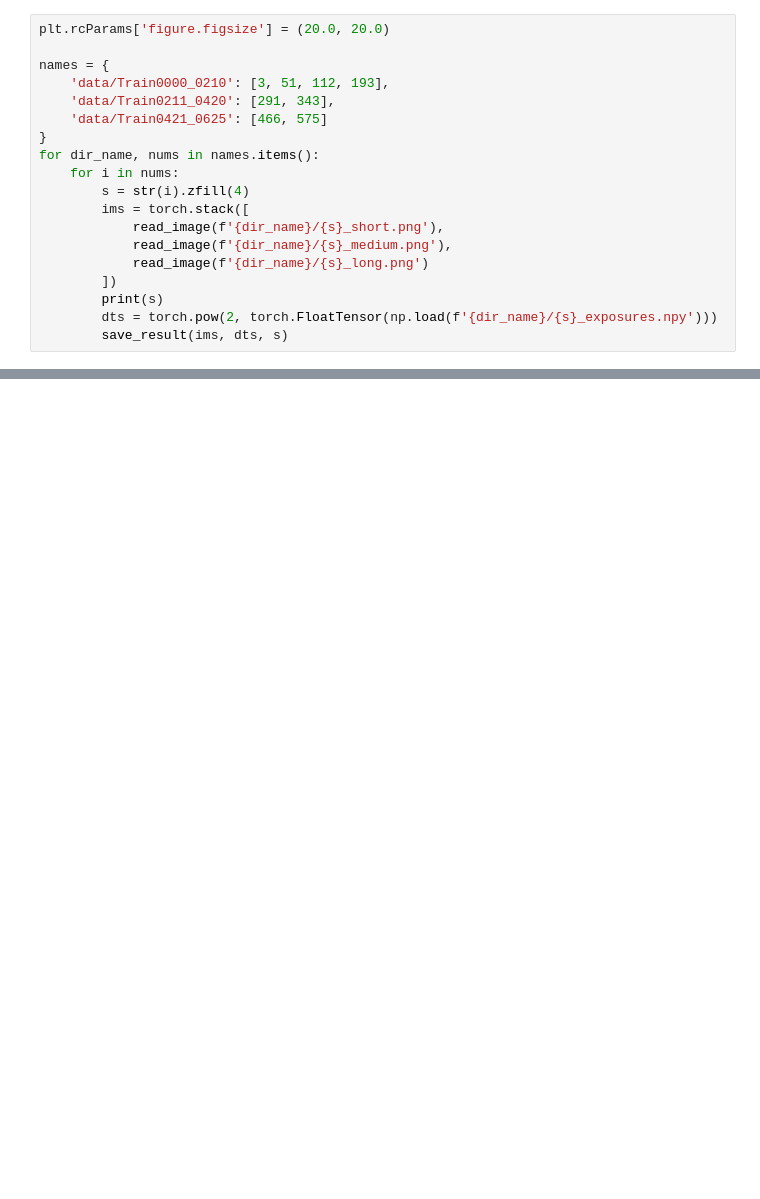
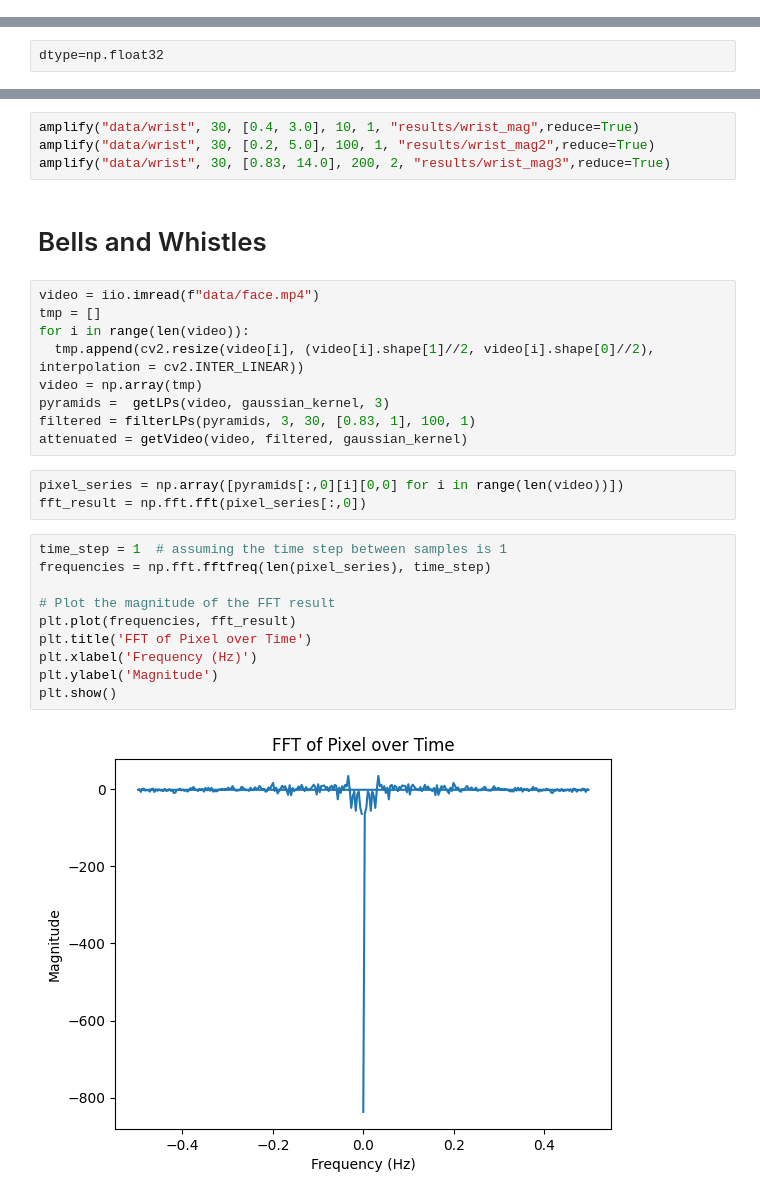
Before and after one commit to JophiArcana/CS180-Final-Project, a Jupyter notebook: eulerian-video-magnification/code/main.ipynb, the cells around one changed output, grey strips where cells are left out. Saved outputs shown, nothing was run; the diff lists cells and outputs as text; blank space fills up the shorter version.

```diff
--- a/eulerian-video-magnification/code/main.ipynb
+++ b/eulerian-video-magnification/code/main.ipynb
@@ -185,19 +0,0 @@ save_result(ims, dts, 'memorial')
-# %%
-plt.rcParams['figure.figsize'] = (20.0, 20.0)
-
-names = {
-    'data/Train0000_0210': [3, 51, 112, 193],
-    'data/Train0211_0420': [291, 343],
-    'data/Train0421_0625': [466, 575]
-}
-for dir_name, nums in names.items():
-    for i in nums:
-        s = str(i).zfill(4)
-        ims = torch.stack([
-            read_image(f'{dir_name}/{s}_short.png'),
-            read_image(f'{dir_name}/{s}_medium.png'),
-            read_image(f'{dir_name}/{s}_long.png')
-        ])
-        print(s)
-        dts = torch.pow(2, torch.FloatTensor(np.load(f'{dir_name}/{s}_exposures.npy')))
-        save_result(ims, dts, s)
@@ -209,0 +10,2 @@ for dir_name, nums in names.items():
+# %%
+dtype=np.float32
@@ -209,0 +150,30 @@ for dir_name, nums in names.items():
+# %%
+amplify("data/wrist", 30, [0.4, 3.0], 10, 1, "results/wrist_mag",reduce=True)
+amplify("data/wrist", 30, [0.2, 5.0], 100, 1, "results/wrist_mag2",reduce=True)
+amplify("data/wrist", 30, [0.83, 14.0], 200, 2, "results/wrist_mag3",reduce=True)
+# %% [markdown]
+# Bells and Whistles
+# %%
+video = iio.imread(f"data/face.mp4")
+tmp = []
+for i in range(len(video)):
+  tmp.append(cv2.resize(video[i], (video[i].shape[1]//2, video[i].shape[0]//2), interpolation = cv2.INTER_LINEAR))
+video = np.array(tmp)
+pyramids =  getLPs(video, gaussian_kernel, 3)
+filtered = filterLPs(pyramids, 3, 30, [0.83, 1], 100, 1)
+attenuated = getVideo(video, filtered, gaussian_kernel)
+# %%
+pixel_series = np.array([pyramids[:,0][i][0,0] for i in range(len(video))])
+fft_result = np.fft.fft(pixel_series[:,0])
+# %%
+time_step = 1  # assuming the time step between samples is 1
+frequencies = np.fft.fftfreq(len(pixel_series), time_step)
+
+# Plot the magnitude of the FFT result
+plt.plot(frequencies, fft_result)
+plt.title('FFT of Pixel over Time')
+plt.xlabel('Frequency (Hz)')
+plt.ylabel('Magnitude')
+plt.show()
+# %% [output]
+[figure, added]
```
Also changed, not shown: parts of 34 cells of this notebook, 16 other files.
